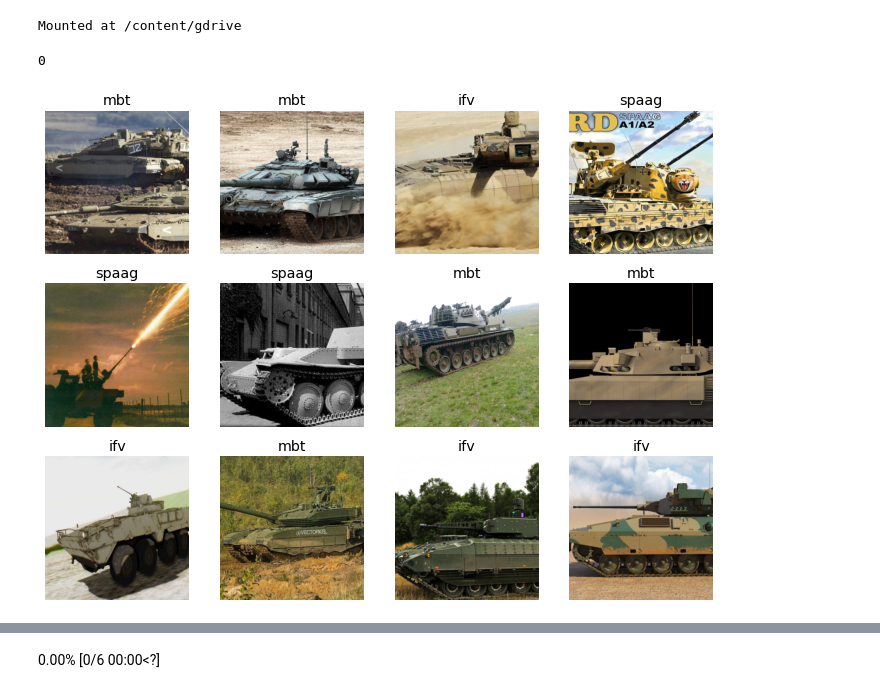
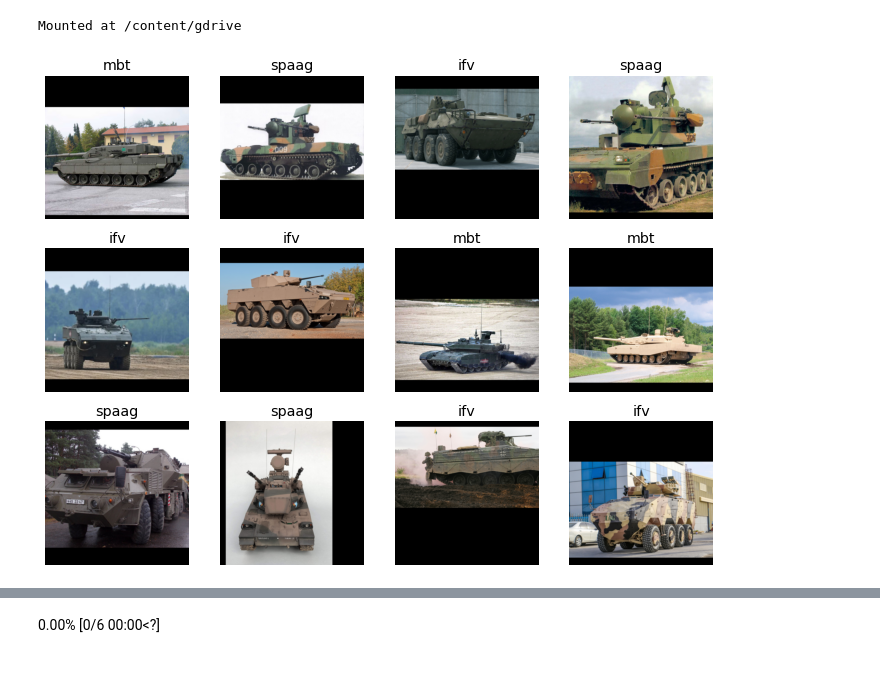
Before and after one commit to SaltAndPurple/dl-exercises, a Jupyter notebook: fast_ai_Lesson_2.ipynb, the cells around one changed output, grey strips where cells are left out. Cells and saved outputs as stored; diff of their text form; code cells hidden in the pictures.

Commit message:
switched to using manually curated data from gdrive; minor adjustments to building dl

```diff
--- a/fast_ai_Lesson_2.ipynb
+++ b/fast_ai_Lesson_2.ipynb
@@ -24,24 +14,19 @@ if not path.exists():
-# %%
-fns = get_image_files(path)
-failed = verify_images(fns)
-failed
-failed.map(Path.unlink);
-len(failed)
-# %% [output]
-0
+# %%
+tank_types = 'mbt','ifv','spaag'
+path = Path('gdrive/MyDrive/machine_learning/tanks')
 # %%
 tanks = DataBlock(
     blocks=(ImageBlock, CategoryBlock),
     get_items=get_image_files,
     splitter=RandomSplitter(valid_pct=0.2, seed=42),
     get_y=parent_label,
-    item_tfms=RandomResizedCrop(400, min_scale=0.4),
+    item_tfms=Resize(400, ResizeMethod.Pad, pad_mode='zeros'),
     batch_tfms=aug_transforms
     )
 dls = tanks.dataloaders(path)
 dls.train.show_batch(max_n=12, nrows=3)
 # %% [output]
-[figure, old version]
+[figure, new version]
 # %%
 learn = vision_learner(dls, resnet34, metrics=error_rate)
 learn.fine_tune(10)
```
Also changed, not shown: parts of 4 cells of this notebook.
